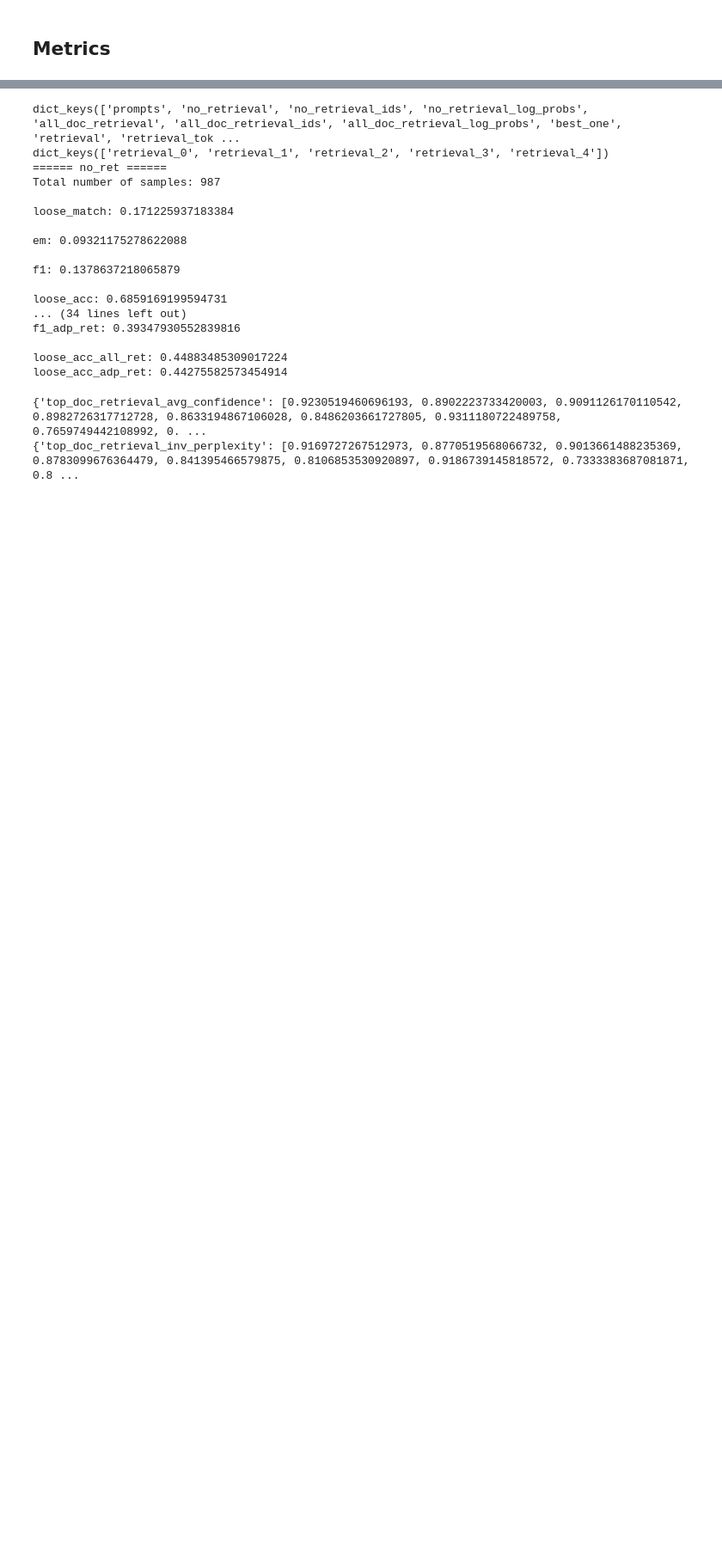
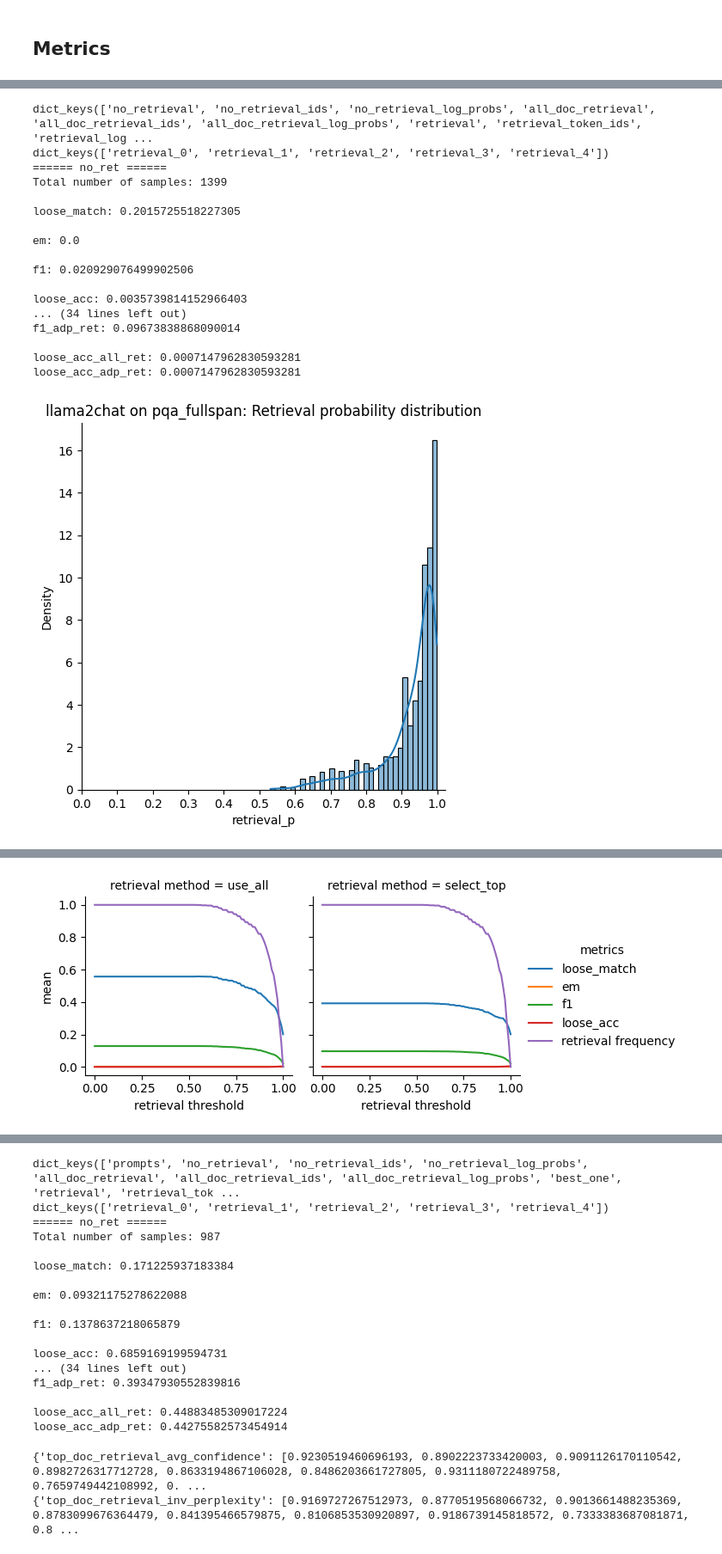
Before and after one commit to zhuzihan728/LLM_Adaptive_RAG, a Jupyter notebook: data_analysis/analysis.ipynb, the cells around one changed output, grey strips where cells are left out. Shown at 86% size. Saved outputs shown, nothing was run; the diff lists cells and outputs as text; code cells hidden in the pictures; blank space fills up the shorter version.

```diff
--- a/data_analysis/analysis.ipynb
+++ b/data_analysis/analysis.ipynb
@@ -620,0 +717,7 @@ loose_acc_adp_ret: 0.0
+# %%
+
+
+ret_p_path = r'eval_res\llama2chat-pqa_selfadp1.json'
+with open(ret_p_path, 'r') as f:
+    ret_p_file = json.load(f)
+print(ret_p_file.keys())
@@ -620,0 +726,28 @@ loose_acc_adp_ret: 0.0
+# %%
+path = 'eval_res\llama2chat-pqa_fullspan-default-prompt.json'
+if
+analyzer = Analyzer(path, {"retrieval_p": ret_p_file['retrieval_p']}, threshold=0.2, recompute_fn=recompute_score_inv_perplexity)
+if 'pqa' in path or 'tqa' in path:
+    metric="loose_match"
+else:
+    metric='loose_acc'
+analyzer.draw_plots(metrics = ["loose_match"])
+# %% [output]
+dict_keys(['no_retrieval', 'no_retrieval_ids', 'no_retrieval_log_probs', 'all_doc_retrieval', 'all_doc_retrieval_ids', 'all_doc_retrieval_log_probs', 'retrieval', 'retrieval_token_ids', 'retrieval_log ...
+dict_keys(['retrieval_0', 'retrieval_1', 'retrieval_2', 'retrieval_3', 'retrieval_4'])
+====== no_ret ======
+Total number of samples: 1399
+
+loose_match: 0.2015725518227305
+
+em: 0.0
+
+f1: 0.020929076499902506
+
+loose_acc: 0.0035739814152966403
+... (34 lines left out)
+f1_adp_ret: 0.09673838868090014
+
+loose_acc_all_ret: 0.0007147962830593281
+loose_acc_adp_ret: 0.0007147962830593281
+[figure, added]
@@ -620,0 +755 @@ loose_acc_adp_ret: 0.0
+[figure, added]
```
Also changed, not shown: parts of 17 cells of this notebook, 7 other files.
